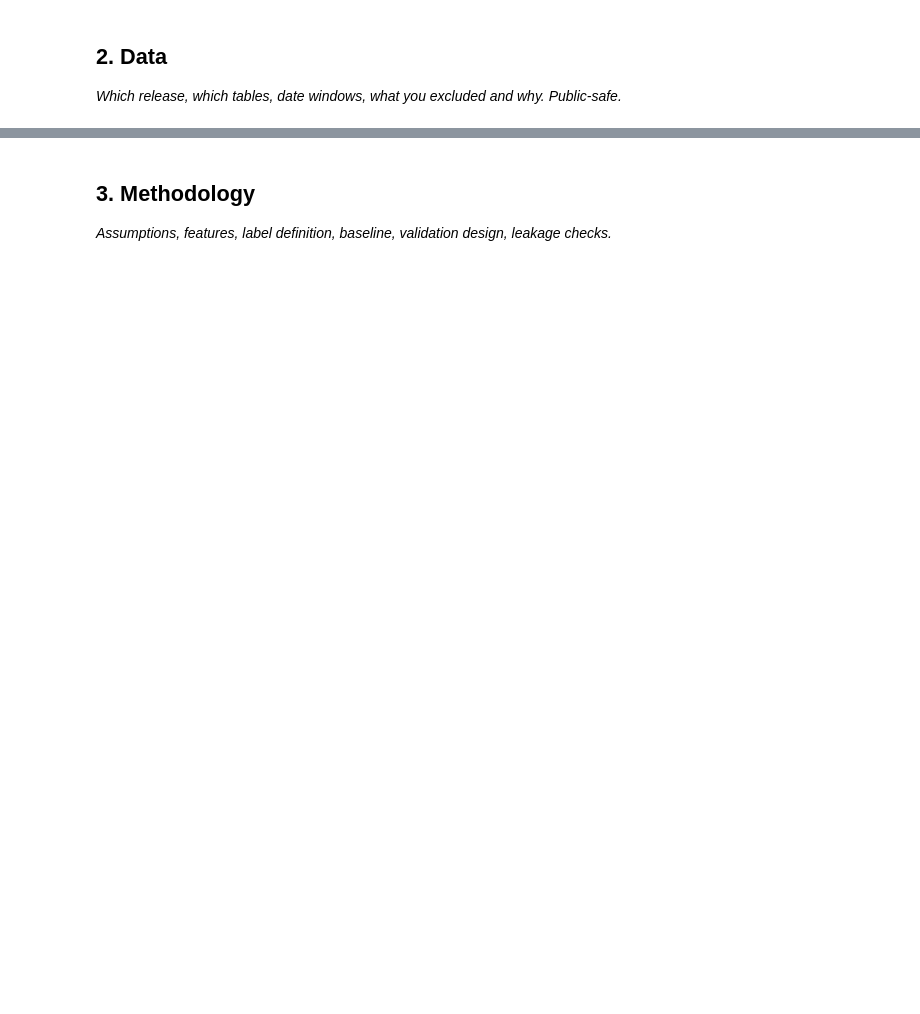
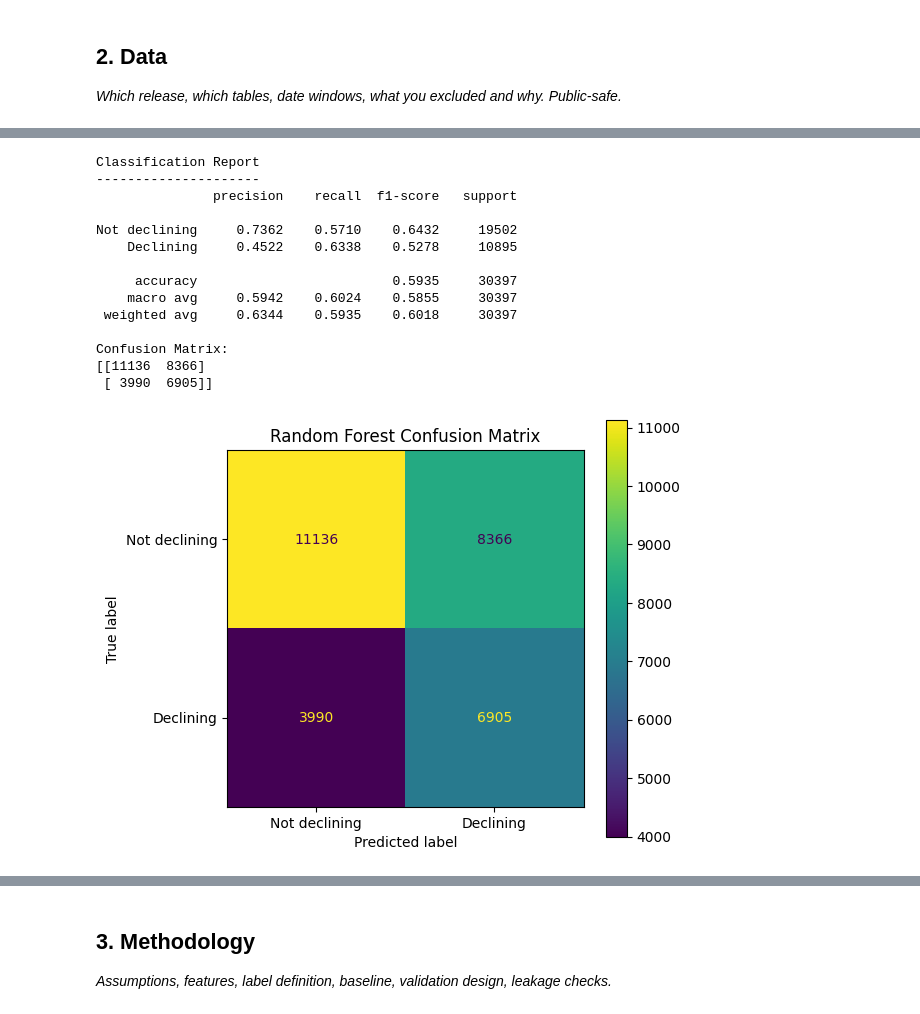
Before and after one commit to Ikramkhan-gif1/FlyRank-ML-Internship, a Jupyter notebook: work/notebooks/capstone.ipynb, the cells around one changed output, grey strips where cells are left out. Drawn from its saved outputs; the diff is of its cells as text; code cells hidden in the pictures; blank space fills up the shorter version.

```diff
--- a/work/notebooks/capstone.ipynb
+++ b/work/notebooks/capstone.ipynb
@@ -16,0 +790,19 @@ This skeleton is yours to fill. Work the sections **in order** — each one has
+# %%
+# Capstone — train Random Forest model
+
+from sklearn.ensemble import RandomForestClassifier
+
+model = RandomForestClassifier(
+    n_estimators=150,
+    max_depth=12,
+    min_samples_leaf=20,
+    random_state=42,
+    n_jobs=-1,
+    class_weight="balanced"
+)
+
+print("Training Random Forest...")
+
+model.fit(X_train, y_train)
+
+print("Model training completed.")
@@ -16,0 +914,53 @@ This skeleton is yours to fill. Work the sections **in order** — each one has
+# %%
+# Capstone — classification report and confusion matrix
+
+from sklearn.metrics import confusion_matrix, ConfusionMatrixDisplay
+import matplotlib.pyplot as plt
+
+# Classification report
+print("Classification Report")
+print("---------------------")
+
+print(
+    classification_report(
+        y_test,
+        y_test_pred,
+        target_names=["Not declining", "Declining"],
+        digits=4,
+        zero_division=0
+    )
+)
+
+# Confusion matrix
+cm = confusion_matrix(y_test, y_test_pred)
+
+print("Confusion Matrix:")
+print(cm)
+
+# Plot confusion matrix
+fig, ax = plt.subplots(figsize=(6, 5))
+
+ConfusionMatrixDisplay(
+    confusion_matrix=cm,
+    display_labels=["Not declining", "Declining"]
+).plot(ax=ax)
+
+ax.set_title("Random Forest Confusion Matrix")
+plt.tight_layout()
+plt.show()
+# %% [output]
+Classification Report
+---------------------
+               precision    recall  f1-score   support
+
+Not declining     0.7362    0.5710    0.6432     19502
+    Declining     0.4522    0.6338    0.5278     10895
+
+     accuracy                         0.5935     30397
+    macro avg     0.5942    0.6024    0.5855     30397
+ weighted avg     0.6344    0.5935    0.6018     30397
+
+Confusion Matrix:
+[[11136  8366]
+ [ 3990  6905]]
+[figure, added]
```
Also changed, not shown: parts of 40 cells of this notebook.
